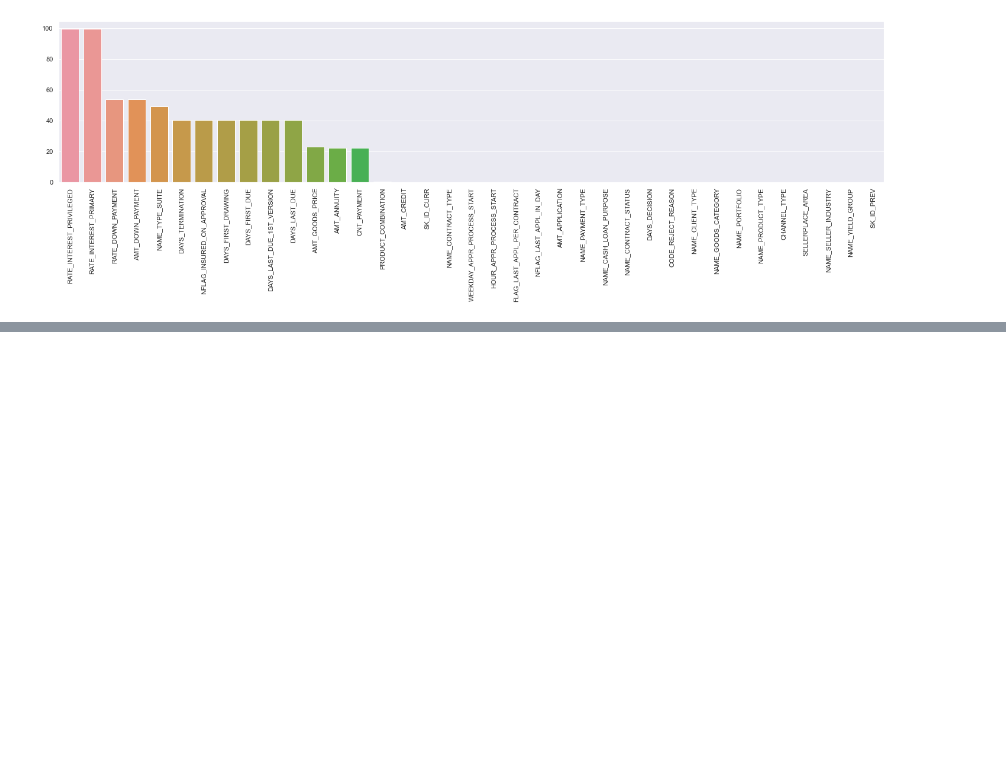
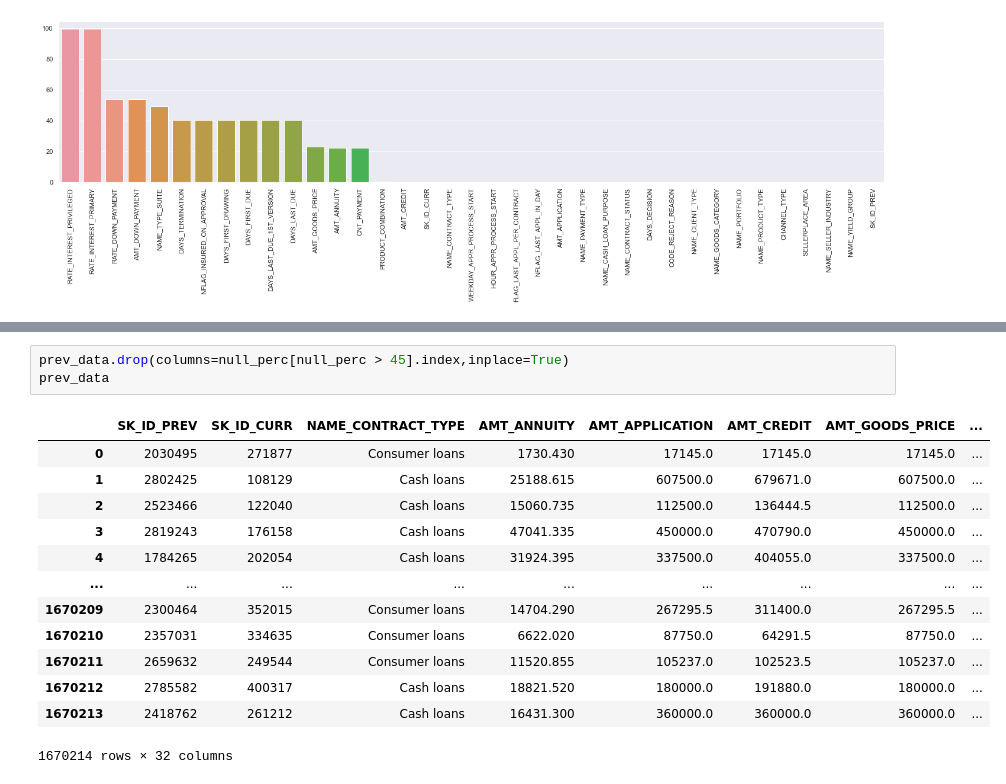
Before and after one commit to sidh-singh/Loan-Prediction-Model, a Jupyter notebook: PreviousDataAnalysis.ipynb, the cells around one changed output, grey strips where cells are left out. Drawn from its saved outputs; the diff is of its cells as text; blank space fills up the shorter version.

```diff
--- a/PreviousDataAnalysis.ipynb
+++ b/PreviousDataAnalysis.ipynb
@@ -63,0 +80,17 @@ plt.show()
+# %%
+prev_data.drop(columns=null_perc[null_perc > 45].index,inplace=True)
+prev_data
+# %% [output]
+|  | SK_ID_PREV | SK_ID_CURR | NAME_CONTRACT_TYPE | AMT_ANNUITY | AMT_APPLICATION | AMT_CREDIT | AMT_GOODS_PRICE | ... |
+| 0 | 2030495 | 271877 | Consumer loans | 1730.430 | 17145.0 | 17145.0 | 17145.0 | ... |
+| 1 | 2802425 | 108129 | Cash loans | 25188.615 | 607500.0 | 679671.0 | 607500.0 | ... |
+| 2 | 2523466 | 122040 | Cash loans | 15060.735 | 112500.0 | 136444.5 | 112500.0 | ... |
+| 3 | 2819243 | 176158 | Cash loans | 47041.335 | 450000.0 | 470790.0 | 450000.0 | ... |
+| 4 | 1784265 | 202054 | Cash loans | 31924.395 | 337500.0 | 404055.0 | 337500.0 | ... |
+| ... | ... | ... | ... | ... | ... | ... | ... | ... |
+| 1670209 | 2300464 | 352015 | Consumer loans | 14704.290 | 267295.5 | 311400.0 | 267295.5 | ... |
+| 1670210 | 2357031 | 334635 | Consumer loans | 6622.020 | 87750.0 | 64291.5 | 87750.0 | ... |
+| 1670211 | 2659632 | 249544 | Consumer loans | 11520.855 | 105237.0 | 102523.5 | 105237.0 | ... |
+| 1670212 | 2785582 | 400317 | Cash loans | 18821.520 | 180000.0 | 191880.0 | 180000.0 | ... |
+| 1670213 | 2418762 | 261212 | Cash loans | 16431.300 | 360000.0 | 360000.0 | 360000.0 | ... |
+1670214 rows × 32 columns
```
Also changed, not shown: parts of 3 cells of this notebook.
